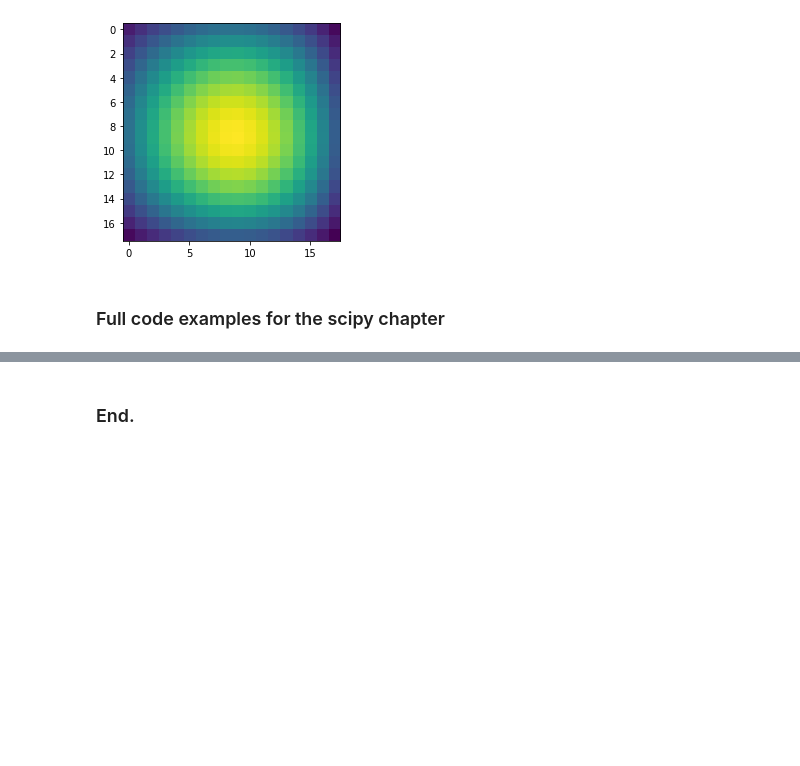
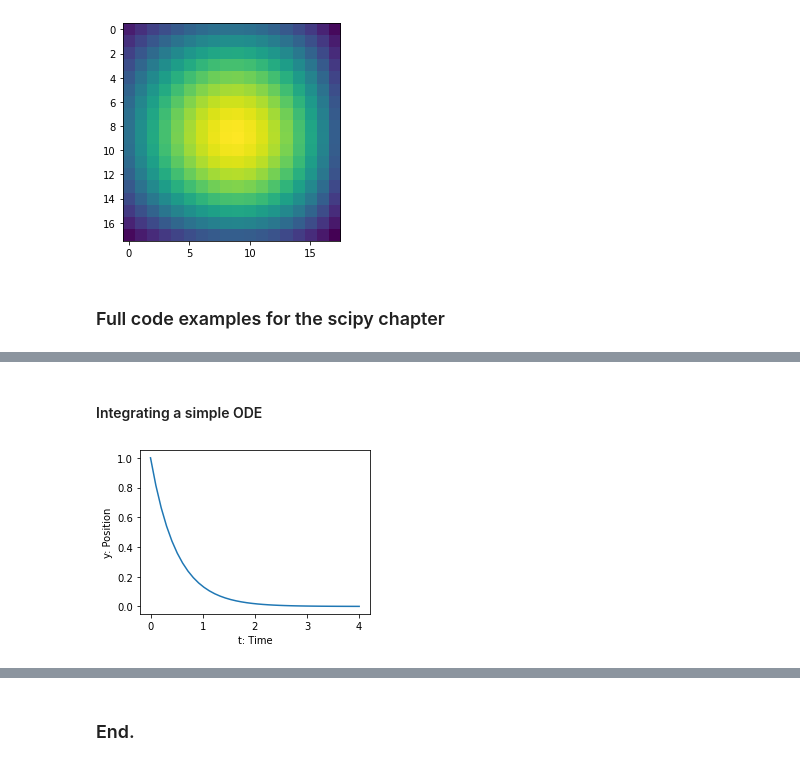
Before and after one commit to caiquemiranda/studies-scipy, a Jupyter notebook: 05-scipy.ipynb, the cells around one changed output, grey strips where cells are left out. Drawn from its saved outputs; the diff is of its cells as text; code cells hidden in the pictures; blank space fills up the shorter version.

```diff
--- a/05-scipy.ipynb
+++ b/05-scipy.ipynb
@@ -573,0 +664,22 @@ plt.imshow(sig[sl[0]]);
+# %% [markdown]
+#### Integrating a simple ODE
+# %%
+import numpy as np
+from scipy.integrate import odeint
+from matplotlib import pyplot as plt
+
+def calc_derivative(ypos, time):
+    return -2*ypos
+
+time_vec = np.linspace(0, 4, 40)
+yvec = odeint(calc_derivative, 1, time_vec)
+
+plt.figure(figsize=(4, 3))
+plt.plot(time_vec, yvec)
+
+plt.xlabel('t: Time')
+plt.ylabel('y: Position')
+
+plt.tight_layout()
+# %% [output]
+[figure, added]
```
Also changed, not shown: parts of 65 cells of this notebook, 1 other file.
